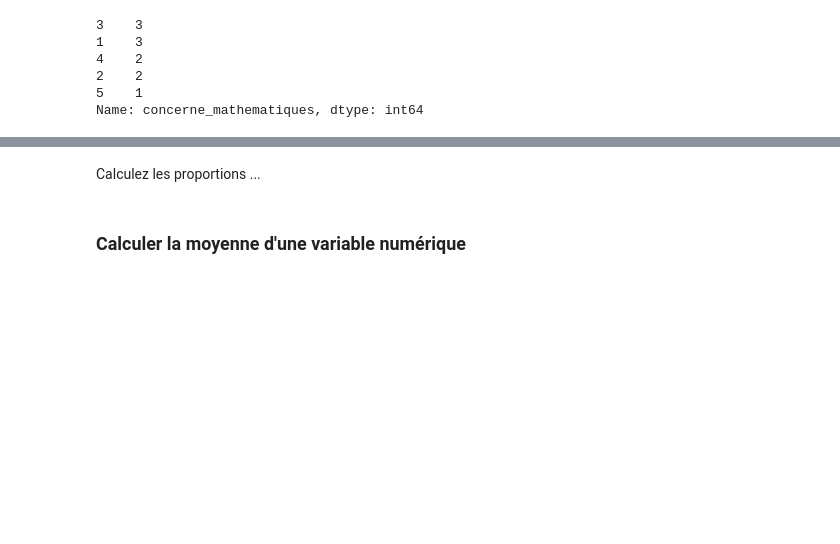
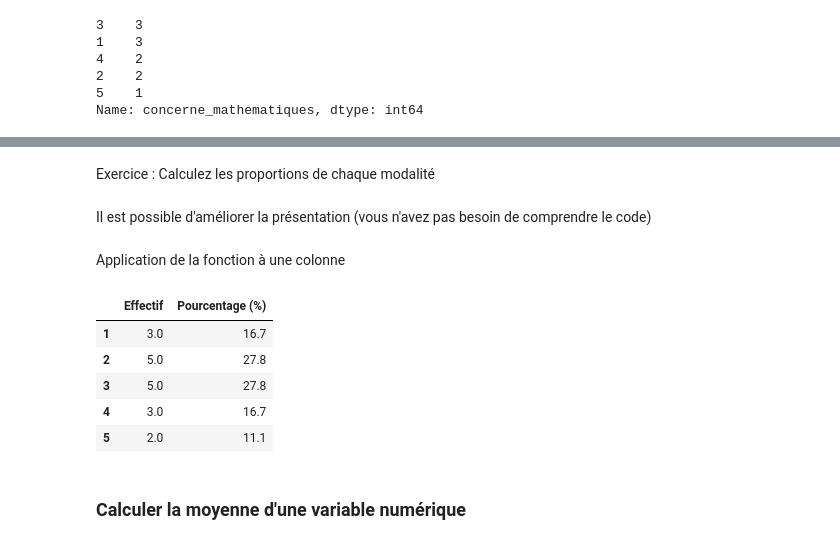
Before and after one commit to emilienschultz/mathSHS, a Jupyter notebook: Cours 2 - Quantifier et Calculer.ipynb, the cells around one changed output, grey strips where cells are left out. Cells and saved outputs as stored; diff of their text form; code cells hidden in the pictures; blank space fills up the shorter version.

```diff
--- a/Cours 2 - Quantifier et Calculer.ipynb
+++ b/Cours 2 - Quantifier et Calculer.ipynb
@@ -122,5 +125,26 @@ Faites la même chose pour d'autres variables
-# %% [markdown]
-Calculez les proportions ...
+# %% [markdown]
+Exercice : Calculez les proportions de chaque modalité
+# %% [markdown]
+Il est possible d'améliorer la présentation (vous n'avez pas besoin de comprendre le code)
+# %%
+#Création d'une fonction qui met en forme un tableau
+def tri_a_plat(colonne):
+    effectif = colonne.value_counts().sort_index()
+    pourcentage = round(100*colonne.value_counts(normalize=True),1)
+    tableau = pd.DataFrame([effectif,pourcentage]).T
+    tableau.columns = ["Effectif","Pourcentage (%)"]
+    return tableau
+# %% [markdown]
+Application de la fonction à une colonne
+# %%
+tri_a_plat(donnees["concerne_mathematiques"])
+# %% [output]
+|  | Effectif | Pourcentage (%) |
+| 1 | 3.0 | 16.7 |
+| 2 | 5.0 | 27.8 |
+| 3 | 5.0 | 27.8 |
+| 4 | 3.0 | 16.7 |
+| 5 | 2.0 | 11.1 |
 # %% [markdown]
 ### Calculer la moyenne d'une variable numérique
 # %%
```
Also changed, not shown: parts of 19 cells of this notebook, 1 other file.
